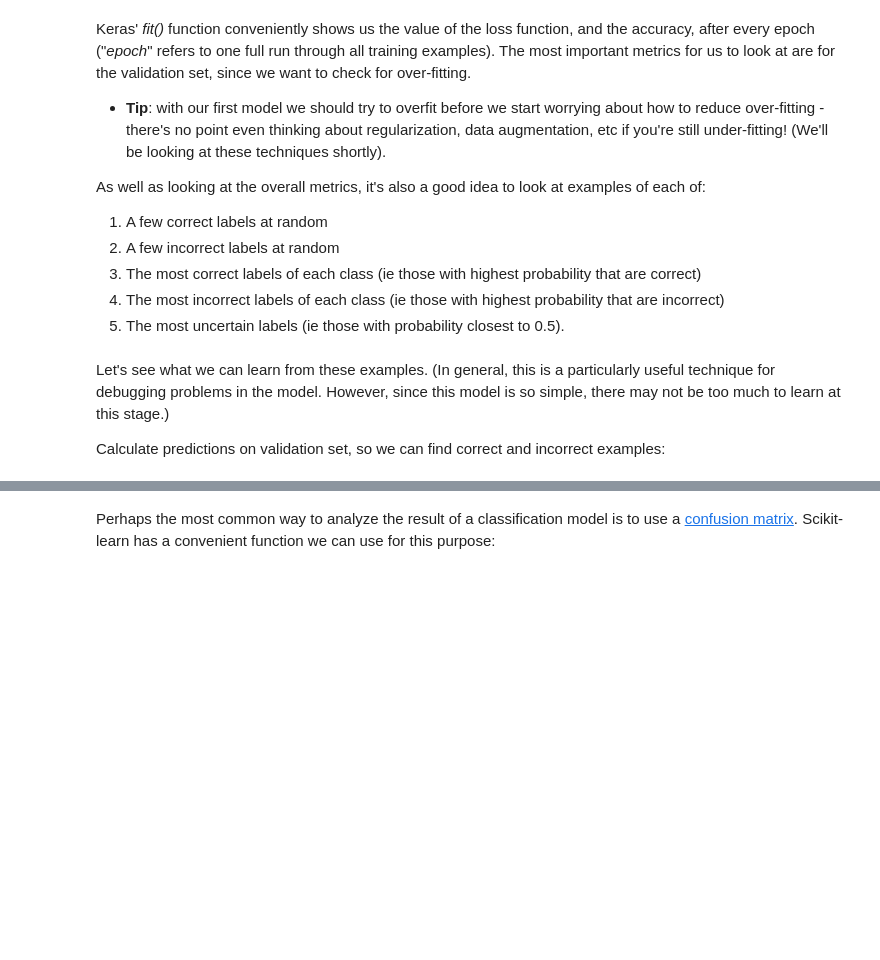
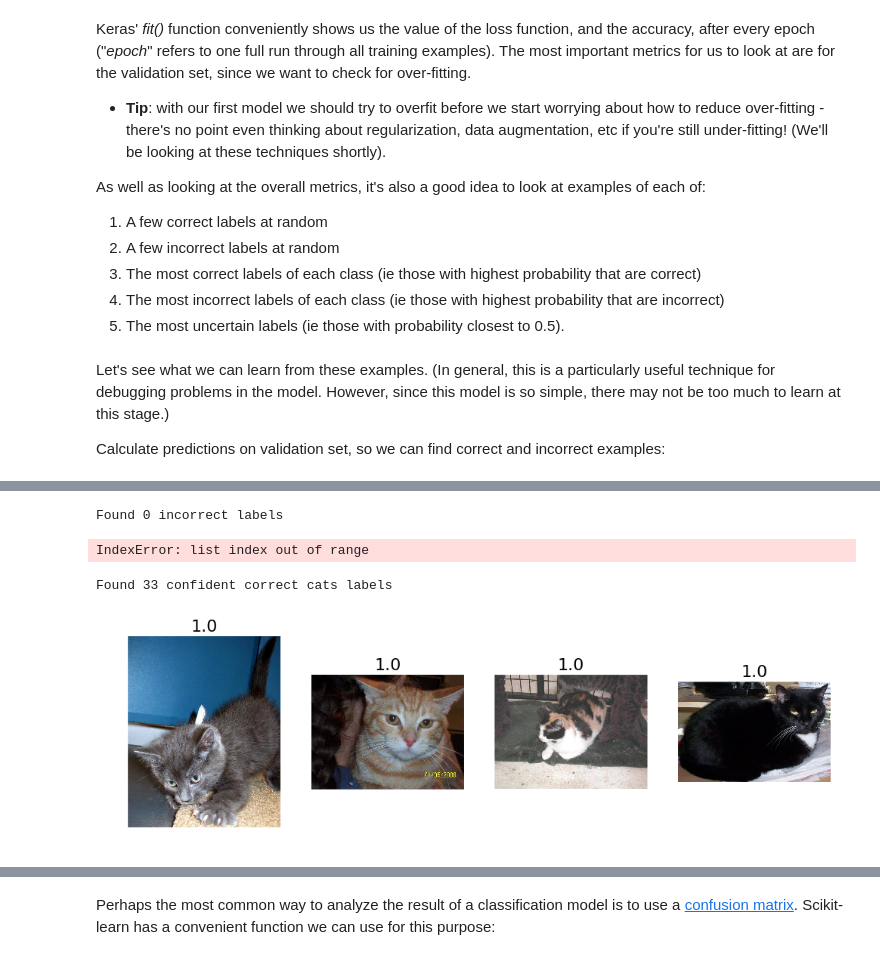
Before and after one commit to workflow/courses, a Jupyter notebook: deeplearning1/nbs/week-2-assignment/cats-dogs-redux-from-scratch/dogs_cats_redux_from_scratch.ipynb, the cells around one changed output, grey strips where cells are left out. Cells and saved outputs as stored; diff of their text form; code cells hidden in the pictures; blank space fills up the shorter version.

```diff
--- a/deeplearning1/nbs/week-2-assignment/cats-dogs-redux-from-scratch/dogs_cats_redux_from_scratch.ipynb
+++ b/deeplearning1/nbs/week-2-assignment/cats-dogs-redux-from-scratch/dogs_cats_redux_from_scratch.ipynb
@@ -293,15 +322,21 @@ plots_idx(idx, our_predictions[idx])
 # %%
 #2. A few incorrect labels at random
 incorrect = np.where(our_labels!=expected_labels)[0]
-print "Found %d incorrect labels" % len(incorrect)
-idx = permutation(incorrect)[:n_view]
-plots_idx(idx, our_predictions[idx])
+print('Found {} incorrect labels'.format(len(incorrect)))
+indices = permutation(incorrect)[:NUMBER_OF_IMAGES_TO_VIEW]
+plot_validated_images_by_index(indices, our_predictions[indices])
+# %% [output]
+Found 0 incorrect labels
+IndexError: list index out of range
 # %%
 #3a. The images we most confident were cats, and are actually cats
 correct_cats = np.where((our_labels==0) & (our_labels==expected_labels))[0]
-print "Found %d confident correct cats labels" % len(correct_cats)
-most_correct_cats = np.argsort(our_predictions[correct_cats])[::-1][:n_view]
-plots_idx(correct_cats[most_correct_cats], our_predictions[correct_cats][most_correct_cats])
+print('Found {} confident correct cats labels').format(len(correct_cats))
+most_correct_cats = np.argsort(our_predictions[correct_cats])[::-1][:NUMBER_OF_IMAGES_TO_VIEW]
+plot_validated_images_by_index(correct_cats[most_correct_cats], our_predictions[correct_cats][most_correct_cats])
+# %% [output]
+Found 33 confident correct cats labels
+[figure, added]
 # %%
 #3b. The images we most confident were dogs, and are actually dogs
 correct_dogs = np.where((our_labels==1) & (our_labels==expected_labels))[0]
```
Also changed, not shown: parts of 25 cells of this notebook.
